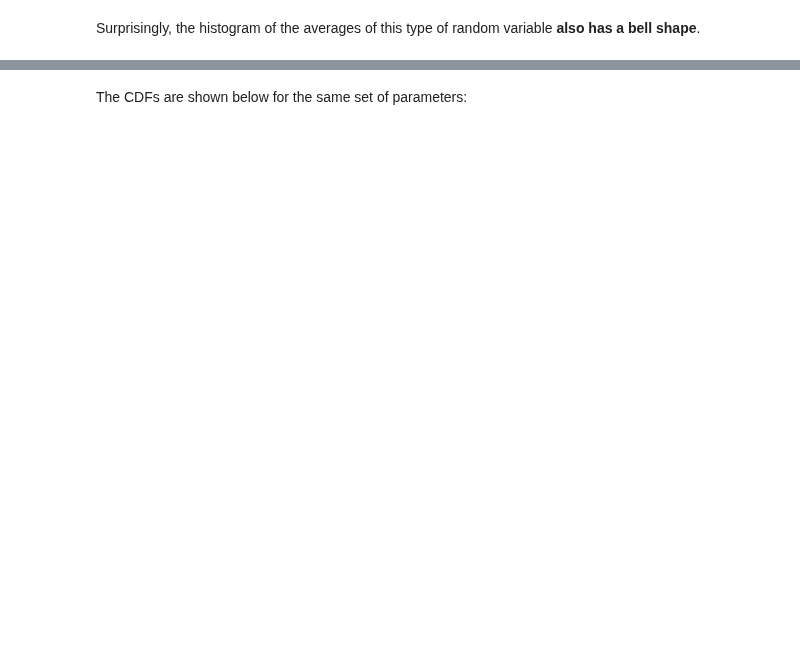
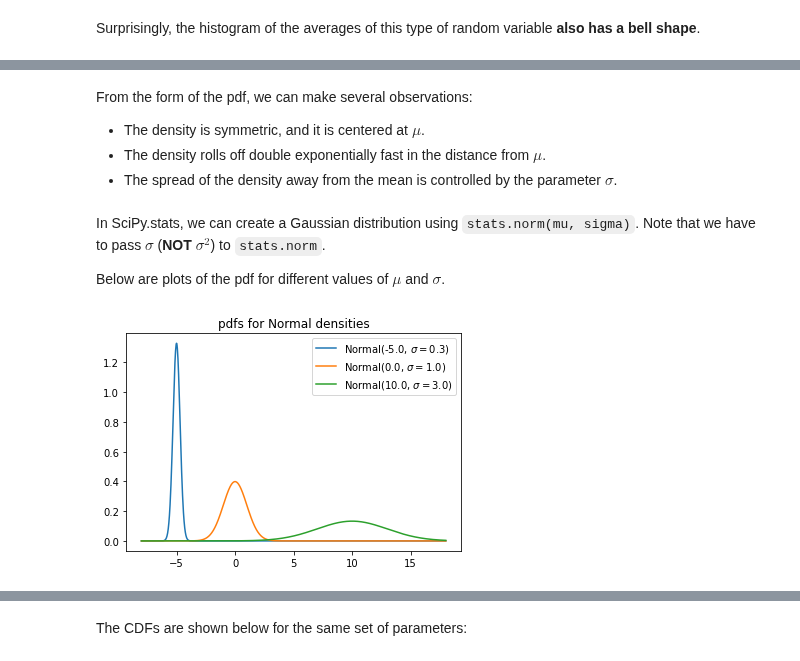
Before and after one commit to datalayer-courses/foundations-of-data-science-with-python, a Jupyter notebook: 08-random-variables/important-continuous-rvs.ipynb, the cells around one changed output, grey strips where cells are left out. Drawn from its saved outputs; the diff is of its cells as text; code cells hidden in the pictures; blank space fills up the shorter version.

```diff
--- a/08-random-variables/important-continuous-rvs.ipynb
+++ b/08-random-variables/important-continuous-rvs.ipynb
@@ -323,0 +336,24 @@ In this book, I will assume that you have access to a computer and SciPy.stats,
+# %% [markdown]
+
+From the form of the pdf, we can make several observations:
+* The density is symmetric, and it is centered at $\mu$.
+* The density rolls off double exponentially fast in the distance from $\mu$.
+* The spread of the density away from the mean is controlled by the parameter $\sigma$.
+# %% [markdown]
+In SciPy.stats, we can create a Gaussian distribution using `stats.norm(mu, sigma)`.  Note that we have to pass $\sigma$ (**NOT $\sigma^2$**) to `stats.norm`.
+
+Below are plots of the pdf for different values of $\mu$ and $\sigma$.
+# %%
+x = np.linspace(-8, 18, 1000)
+
+all_params = [(-5, 0.3), (0, 1), (10, 3)]
+
+for params in all_params:
+    N = stats.norm(params[0], params[1])
+    mylabel = f"Normal({N.mean()}, $\sigma=${N.std() :.1f})"
+    plt.plot(x, N.pdf(x), label=mylabel)
+
+plt.legend()
+plt.title("pdfs for Normal densities");
+# %% [output]
+[figure, added]
```
Also changed, not shown: parts of 74 cells of this notebook, 1 other file.
